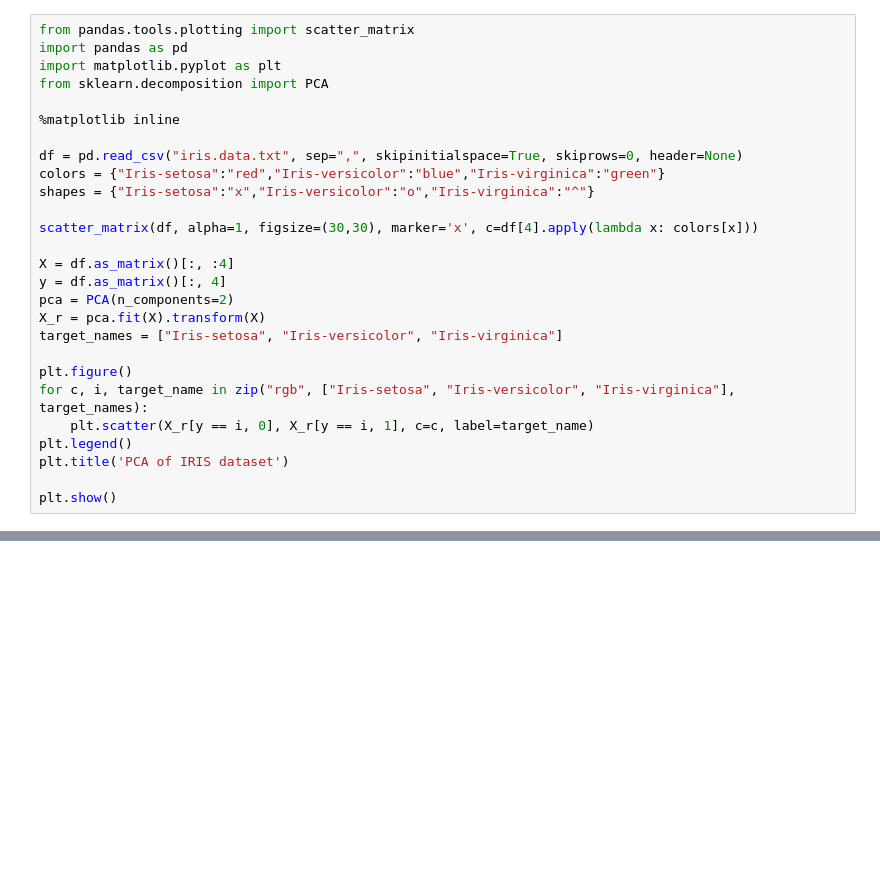
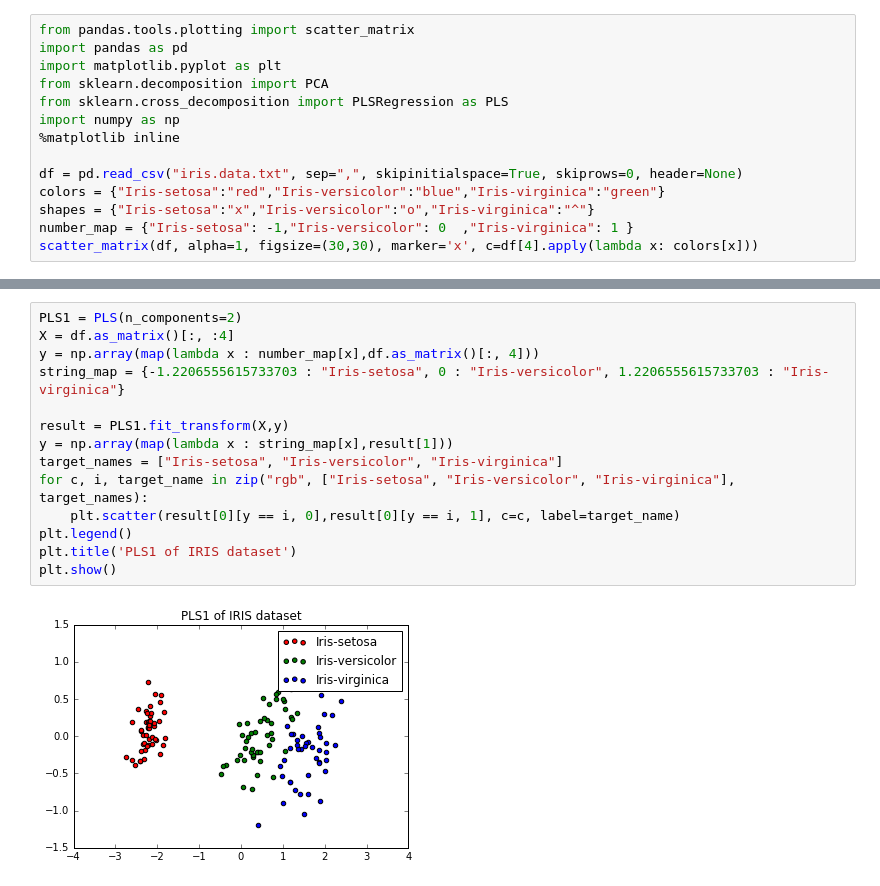
Before and after one commit to js345/applied-machine-learning, a Jupyter notebook: hw4/p1.ipynb, the cells around one changed output, grey strips where cells are left out. Saved outputs shown, nothing was run; the diff lists cells and outputs as text; blank space fills up the shorter version.

```diff
--- a/hw4/p1.ipynb
+++ b/hw4/p1.ipynb
@@ -3,26 +3,13 @@ from pandas.tools.plotting import scatter_matrix
 import pandas as pd
 import matplotlib.pyplot as plt
 from sklearn.decomposition import PCA
-
+from sklearn.cross_decomposition import PLSRegression as PLS
+import numpy as np
 %matplotlib inline
 
 df = pd.read_csv("iris.data.txt", sep=",", skipinitialspace=True, skiprows=0, header=None)
 colors = {"Iris-setosa":"red","Iris-versicolor":"blue","Iris-virginica":"green"}
 shapes = {"Iris-setosa":"x","Iris-versicolor":"o","Iris-virginica":"^"}
-
+number_map = {"Iris-setosa": -1,"Iris-versicolor": 0  ,"Iris-virginica": 1 }
 scatter_matrix(df, alpha=1, figsize=(30,30), marker='x', c=df[4].apply(lambda x: colors[x]))
-
-X = df.as_matrix()[:, :4]
-y = df.as_matrix()[:, 4]
-pca = PCA(n_components=2)
-X_r = pca.fit(X).transform(X)
-target_names = ["Iris-setosa", "Iris-versicolor", "Iris-virginica"]
-
-plt.figure()
-for c, i, target_name in zip("rgb", ["Iris-setosa", "Iris-versicolor", "Iris-virginica"], target_names):
-    plt.scatter(X_r[y == i, 0], X_r[y == i, 1], c=c, label=target_name)
-plt.legend()
-plt.title('PCA of IRIS dataset')
-
-plt.show()
 # %% [output]
@@ -30,0 +49,16 @@ plt.show()
+# %%
+PLS1 = PLS(n_components=2)
+X = df.as_matrix()[:, :4]
+y = np.array(map(lambda x : number_map[x],df.as_matrix()[:, 4]))
+string_map = {-1.2206555615733703 : "Iris-setosa", 0 : "Iris-versicolor", 1.2206555615733703 : "Iris-virginica"}
+
+result = PLS1.fit_transform(X,y)
+y = np.array(map(lambda x : string_map[x],result[1]))
+target_names = ["Iris-setosa", "Iris-versicolor", "Iris-virginica"]
+for c, i, target_name in zip("rgb", ["Iris-setosa", "Iris-versicolor", "Iris-virginica"], target_names):
+    plt.scatter(result[0][y == i, 0],result[0][y == i, 1], c=c, label=target_name)
+plt.legend()
+plt.title('PLS1 of IRIS dataset')
+plt.show()
+# %% [output]
+[figure, added]
```
Also changed, not shown: parts of 2 cells of this notebook, 5 other files.
